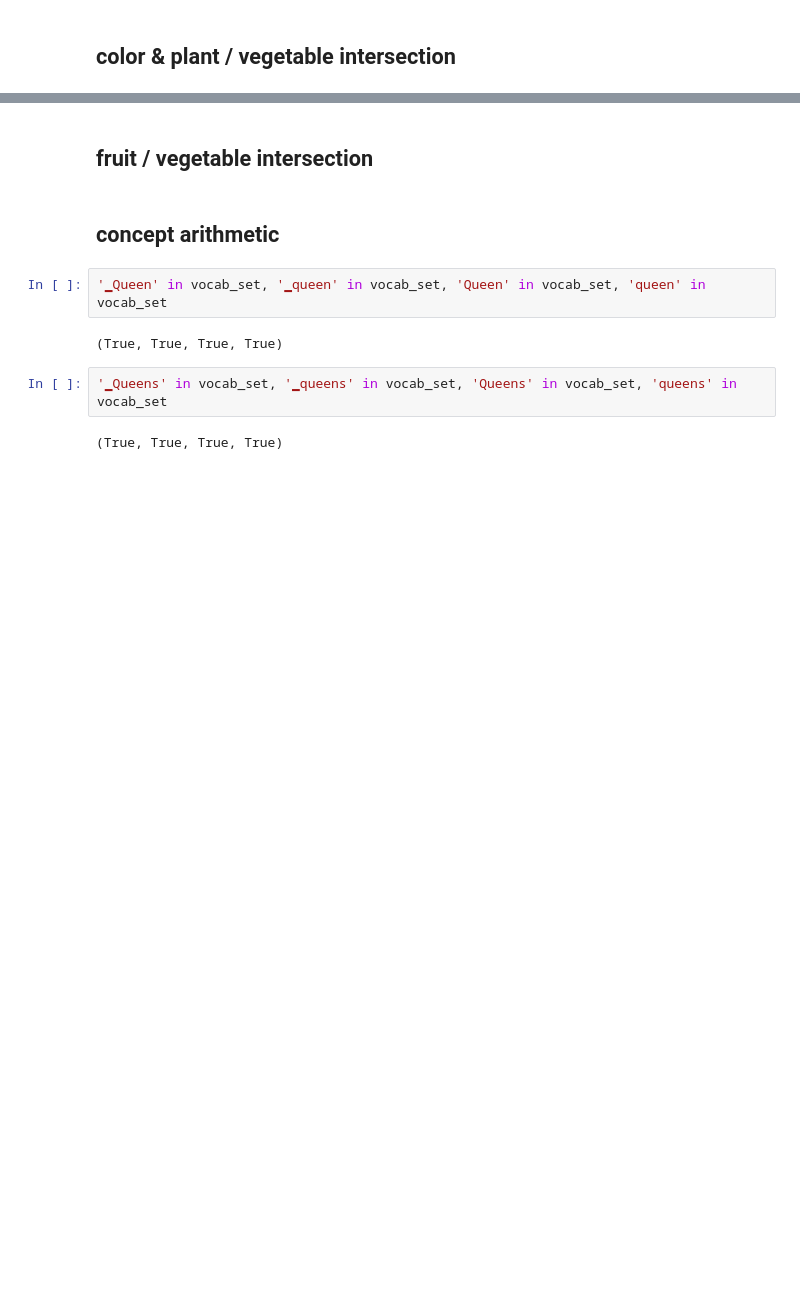
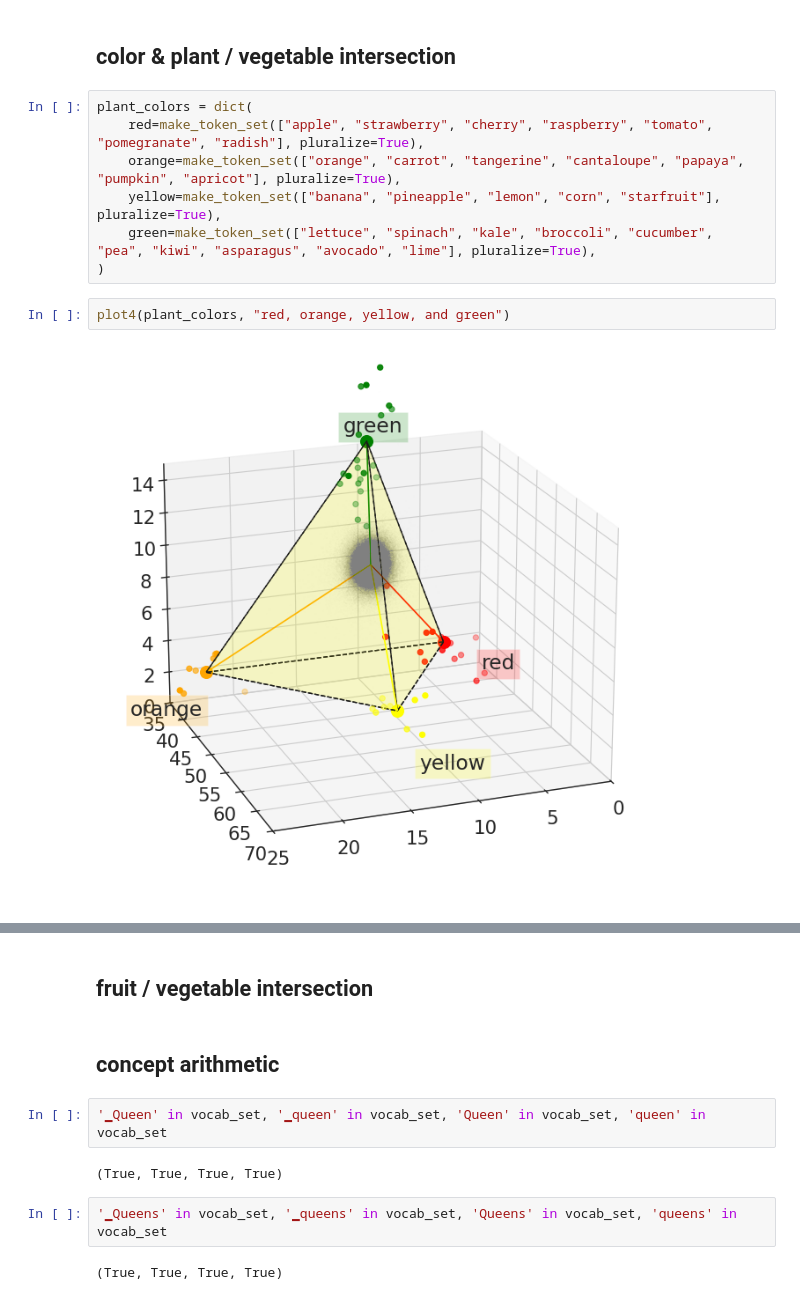
Before and after one commit to joelburget/LLM_Categorical_Hierarchical_Representations, a Jupyter notebook: experiments.ipynb, the cells around one changed output, grey strips where cells are left out. Saved outputs shown, nothing was run; the diff lists cells and outputs as text; blank space fills up the shorter version.

```diff
--- a/experiments.ipynb
+++ b/experiments.ipynb
@@ -44,2 +321,13 @@ def find_nearest_tokens(point, k=10):
 # %% [markdown]
 ## color & plant / vegetable intersection
+# %%
+plant_colors = dict(
+    red=make_token_set(["apple", "strawberry", "cherry", "raspberry", "tomato", "pomegranate", "radish"], pluralize=True),
+    orange=make_token_set(["orange", "carrot", "tangerine", "cantaloupe", "papaya", "pumpkin", "apricot"], pluralize=True),
+    yellow=make_token_set(["banana", "pineapple", "lemon", "corn", "starfruit"], pluralize=True),
+    green=make_token_set(["lettuce", "spinach", "kale", "broccoli", "cucumber", "pea", "kiwi", "asparagus", "avocado", "lime"], pluralize=True),
+)
+# %%
+plot4(plant_colors, "red, orange, yellow, and green")
+# %% [output]
+[figure, added]
```
Also changed, not shown: parts of 28 cells of this notebook.
